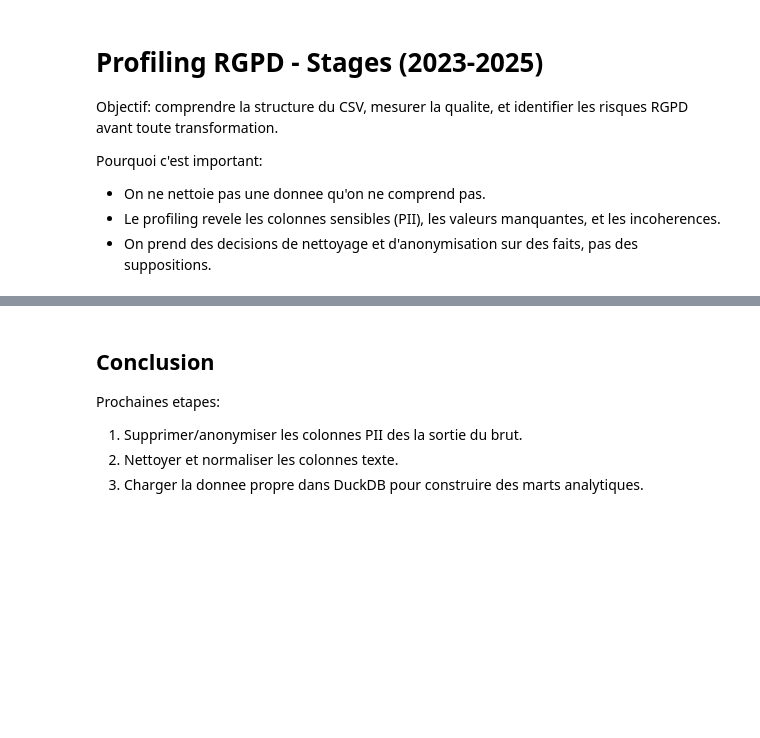
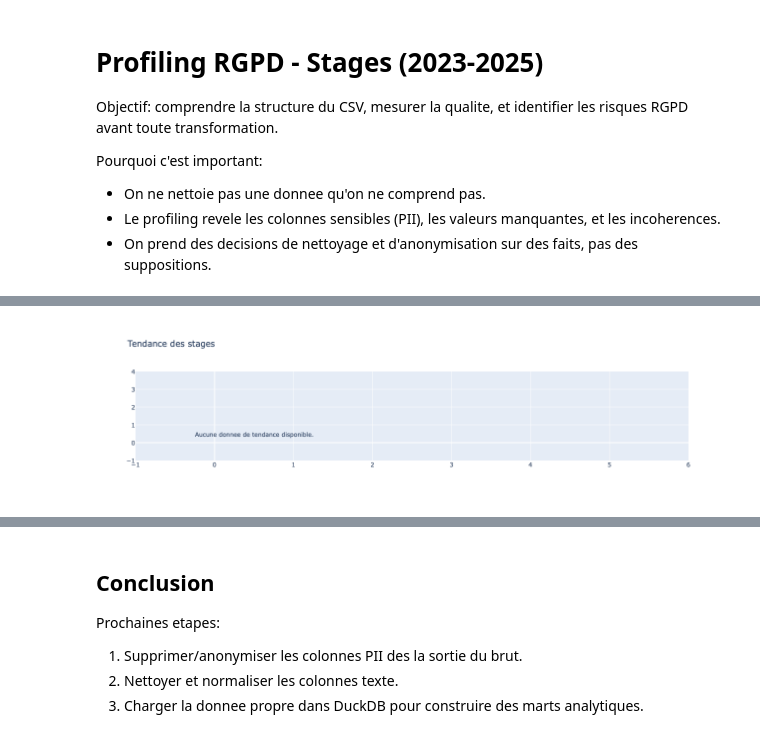
Before and after one commit to carel-guy/stages_analytics, a Jupyter notebook: notebooks/01_profiling_rgpd.ipynb, the cells around one changed output, grey strips where cells are left out. Drawn from its saved outputs; the diff is of its cells as text; code cells hidden in the pictures; blank space fills up the shorter version.

```diff
--- a/notebooks/01_profiling_rgpd.ipynb
+++ b/notebooks/01_profiling_rgpd.ipynb
@@ -31,0 +156,20 @@ df[non_pii_cols].head(3)
+# %%
+if "mart_trends" in tables:
+    df_trends = show_df("SELECT annee, nb_stages FROM mart_trends ORDER BY annee")
+elif YEAR_EXPR != "NULL":
+    df_trends = show_df(
+        f"SELECT CAST({YEAR_EXPR} AS INTEGER) AS annee, COUNT(*) AS nb_stages "
+        f"FROM stages_clean WHERE {YEAR_EXPR} IS NOT NULL GROUP BY 1 ORDER BY 1"
+    )
+else:
+    df_trends = None
+
+if df_trends is None or df_trends.empty:
+    fig = empty_fig("Tendance des stages", "Aucune donnee de tendance disponible.")
+else:
+    fig = px.line(df_trends, x="annee", y="nb_stages", markers=True,
+                  title="Tendance des stages (toutes annees)")
+    fig.update_layout(height=360)
+fig
+# %% [output]
+[figure, added]
```
Also changed, not shown: parts of 18 cells of this notebook, 4 other files.
